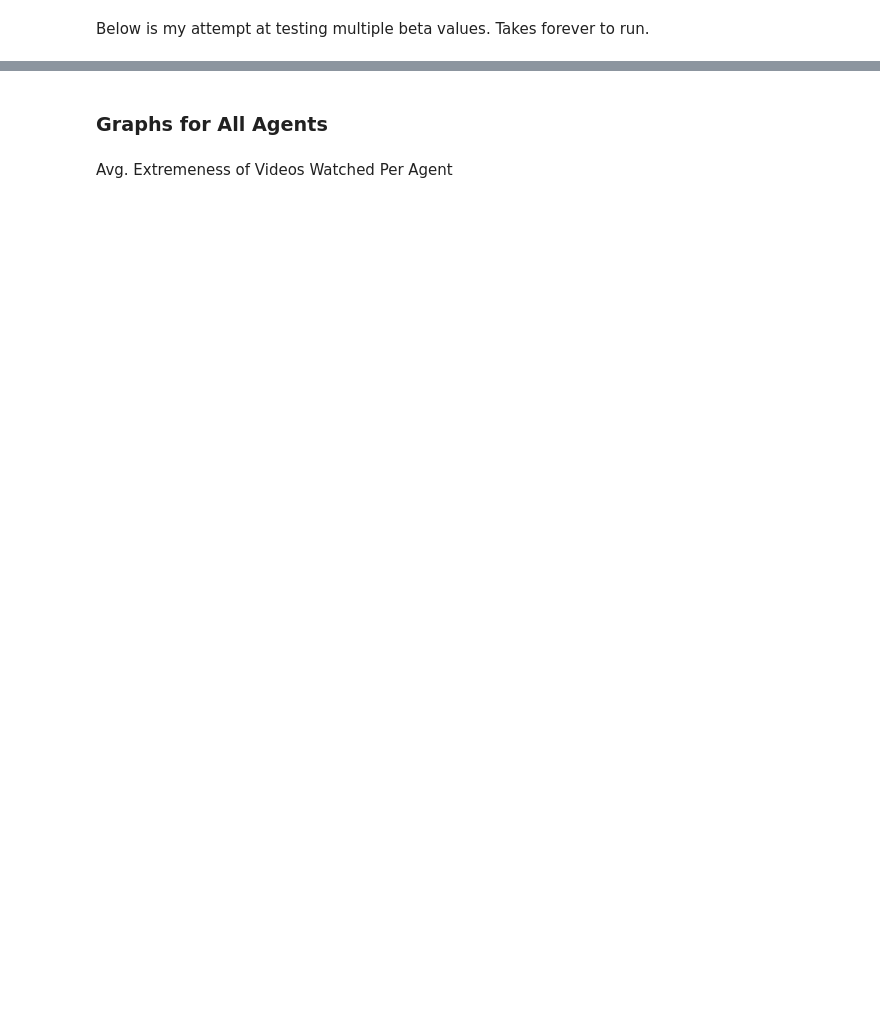
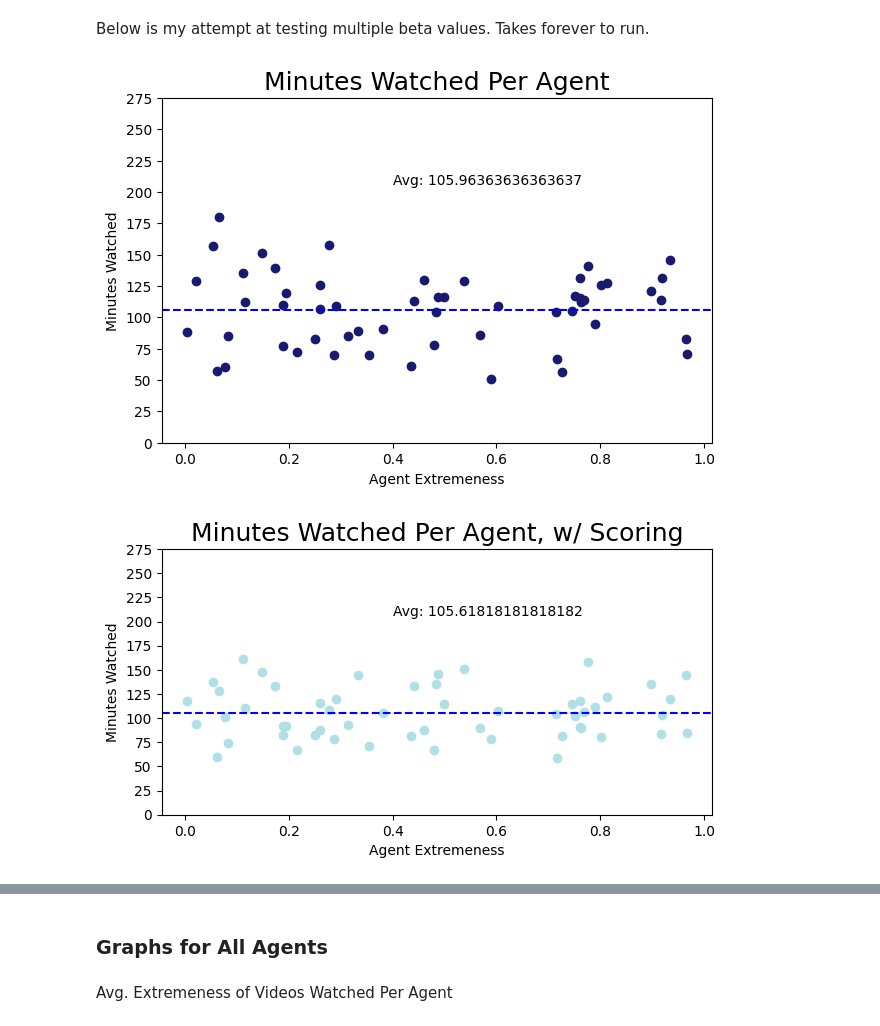
Before and after one commit to snyder-research-group/tools-of-justice, a Jupyter notebook: youtube simulation/experimenting_copy_simulation_notebook.ipynb, the cells around one changed output, grey strips where cells are left out. Cells and saved outputs as stored; diff of their text form; code cells hidden in the pictures; blank space fills up the shorter version.

```diff
--- a/youtube simulation/experimenting_copy_simulation_notebook.ipynb
+++ b/youtube simulation/experimenting_copy_simulation_notebook.ipynb
@@ -2308,39 +2271,42 @@ if(SCORE_SYSTEM_TOGGLE):
     # Reversing the arrays so extremenesses are in ascending order
 
         copy_x_score = agent_extremeness_array_scoring[19:74]
         copy_y_score = agent_minutes_watched_today_array_scoring[19:74]
 
         x_score = Reverse(copy_x_score)
         y_score = Reverse(copy_y_score)
 
 
         # Let's graph each agent with how much they watched per day.
         # x axis = agents (0-199), y axis = minutes watched per agent
 
 
         plt.scatter(x_score,y_score, color = 'powderblue') # A bar chart
         plt.title('Minutes Watched Per Agent, w/ Scoring', fontsize = 18)
         plt.xlabel('Agent Extremeness')
         plt.ylabel('Minutes Watched')
         plt.axhline(numpy.nanmean(y_score), linestyle = '--', color = 'blue')
         plt.text(0.4, numpy.nanmean(y_score)+ 100, "Avg: " + str(numpy.nanmean(y_score)), fontsize = 10)
 
 
         # defining display layout
         plt.tight_layout()
 
         plt.yticks(numpy.arange(0, 300, 25))
 
         plt.show()
 
 
 
-plt.title('Middle Agents Minutes Watched, By Extremeness', fontsize = 18)
-sns.regplot(x = x, y = y, lowess=True, scatter = False, label = "None", line_kws={"color": "midnightblue"})
-sns.regplot(x = x_rec, y = y_rec, lowess=True, scatter = False, label = "Rec", line_kws={"color": "royalblue"})
-sns.regplot(x = x_rand, y = y_rand, lowess=True, scatter = False, label = "Rand", line_kws={"color": "cornflowerblue"})
-sns.regplot(x = x_score, y = y_score, lowess=True, scatter = False, label = "Score", line_kws={"color": "powderblue"})
-plt.legend(labels=['None', 'Rec', 'Rand', 'Score'])
+# plt.title('Middle Agents Minutes Watched, By Extremeness', fontsize = 18)
+# sns.regplot(x = x, y = y, lowess=True, scatter = False, label = "None", line_kws={"color": "midnightblue"})
+# sns.regplot(x = x_rec, y = y_rec, lowess=True, scatter = False, label = "Rec", line_kws={"color": "royalblue"})
+# sns.regplot(x = x_rand, y = y_rand, lowess=True, scatter = False, label = "Rand", line_kws={"color": "cornflowerblue"})
+# sns.regplot(x = x_score, y = y_score, lowess=True, scatter = False, label = "Score", line_kws={"color": "powderblue"})
+# plt.legend(labels=['None', 'Rec', 'Rand', 'Score'])
+# %% [output]
+[figure, added]
+[figure, added]
 # %%
 # Let's graph each agent with how much they watched per day.
 # x axis = agents (0-199), y axis = minutes watched per agent
```
Also changed, not shown: parts of 20 cells of this notebook, 1 other file.
